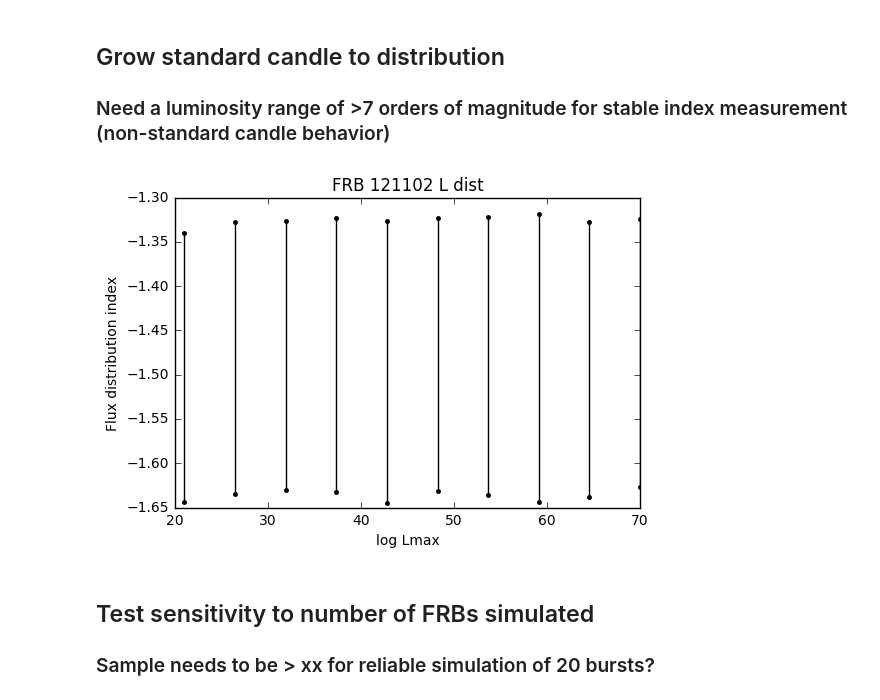
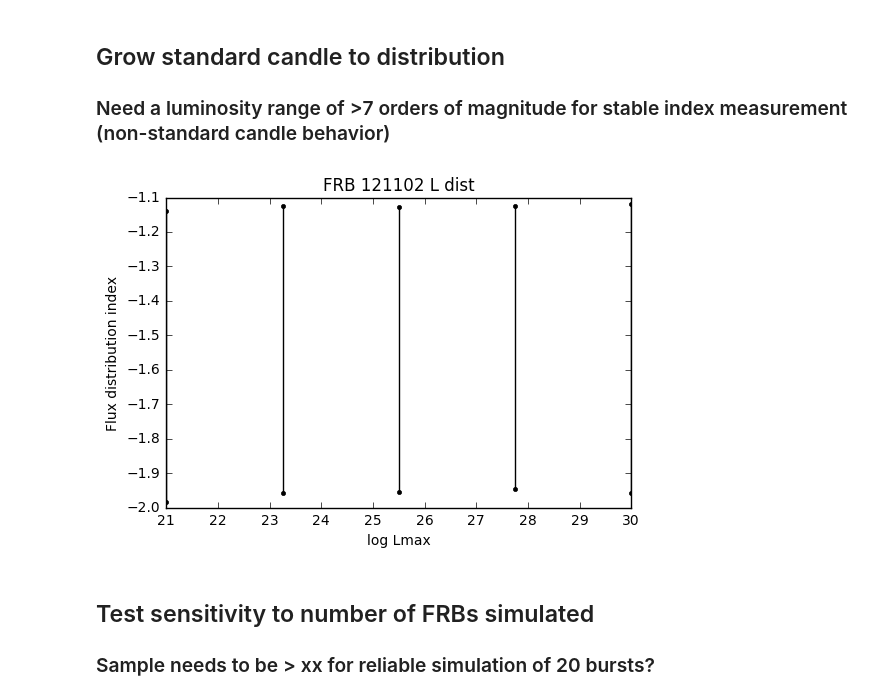
Before and after one commit to caseyjlaw/FRB121102, a Jupyter notebook: frb_simulation.ipynb, the cells around one changed output. Drawn from its saved outputs; the diff is of its cells as text; code cells hidden in the pictures.

```diff
--- a/frb_simulation.ipynb
+++ b/frb_simulation.ipynb
@@ -137,10 +137,11 @@ def plotalphas(adict, logx=False, xlabel=None, ylabel=None, title=None):
 # %%
 # reference values and functions
 lum_s = lambda ld, s: s*1e-23 * (4*np.pi*ld**2) * 5e-3 * 1.024e9 # lum in erg, s in Jy, ld in cm
-plaw = lambda ll, alpha, a: a*(ll/ll[0])**alpha
+plaw = lambda x, alpha, a: a*(x/x[0])**alpha  # given array x, return powerlaw relative to first entry
 
 co = cosmo.Planck15
 ld0 = co.luminosity_distance(0.193)
 
 lum0 = np.array([1.5, 12, 0.6, 0.4, 2.1, 0.2, 0.4, 0.6, 0.6])* 1e39
 lum0.sort()
+cnt = np.arange(1,len(lum0)+1)[::-1]
@@ -196,0 +177,18 @@ pl.colorbar()
+# %%
+pl.imshow(probs, interpolation='nearest', aspect='auto',
+          origin='lower', extent=(a0s[0], a0s[-1], alphas[0], alphas[-1]))
+#pl.colorbar()
+X, Y = np.meshgrid(a0s, alphas)
+pl.contour(X, Y, probs/probs.max(), [0.05, 0.32], colors='w')
+pl.xlabel('Luminosity amplitude')
+pl.ylabel('Luminosity index')
+
+i0, j0 = np.where(probs == probs.max())
+print('Peak at: alpha {0}, a0 {1}'.format(alphas[i0][0], a0s[j0][0]))
+popt1 = (alphas[i0][0], a0s[j0][0])
+
+i1sig, j1sig = np.where(probs >= (1-0.68)*probs.max())
+print('1 sigma bounds on: alpha {0} to {1}, a0 {2} to {3}'.format(alphas[i1sig].min(),
+                                                                  alphas[i1sig].max(),
+                                                                  a0s[j1sig].min(),
+                                                                  a0s[j1sig].max()))
@@ -245,24 +247,24 @@ plotalphas(a_std, title='Standard Candle', xlabel='Max Redshift', ylabel='Flux d
 # %%
 l_min = 1e20
 zr = 0., 0.01
 ntr = 100
-nfrb = 10000
-ntop = 100
+nfrb = 2000
+ntop = 20
 ci = 0.68
 
 a_lmax = {}
-for l_max in np.logspace(np.log10(l_min)+1, np.log10(l_min)+50, 10):
+for l_max in np.logspace(np.log10(l_min)+1, np.log10(l_min)+10, 5):
     res = {}
     with closing(multiprocessing.Pool(npr)) as pool:
         for trial in range(ntr):
-            res[trial] = pool.apply_async(simmodel, ( zr, (l_min, l_max), popt0, nfrb, ntop, trial))
+            res[trial] = pool.apply_async(simmodel, ( zr, (l_min, l_max), popt1, nfrb, ntop, trial))
         alphas = getalphas(res)
 
     a_lmax[l_max] = (alphas[ntr/2 - int(ntr*ci/2.)], alphas[ntr/2 + int(ntr*ci/2.)])
 
 plotalphas(a_lmax, logx=True, title='FRB 121102 L dist', xlabel='log Lmax', ylabel='Flux distribution index')
 # %% [output]
-[figure, old version]
+[figure, new version]
 # %% [markdown]
 ## Test sensitivity to number of FRBs simulated
 ### Sample needs to be > xx for reliable simulation of 20 bursts?
```
Also changed, not shown: parts of 14 cells of this notebook, 1 other file.
